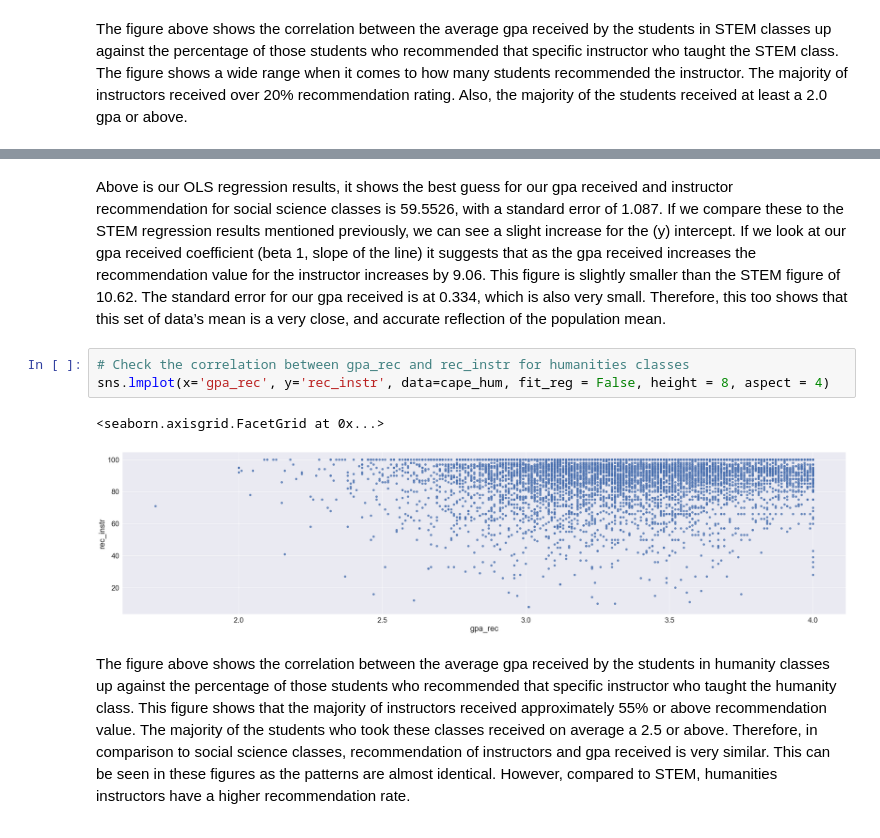
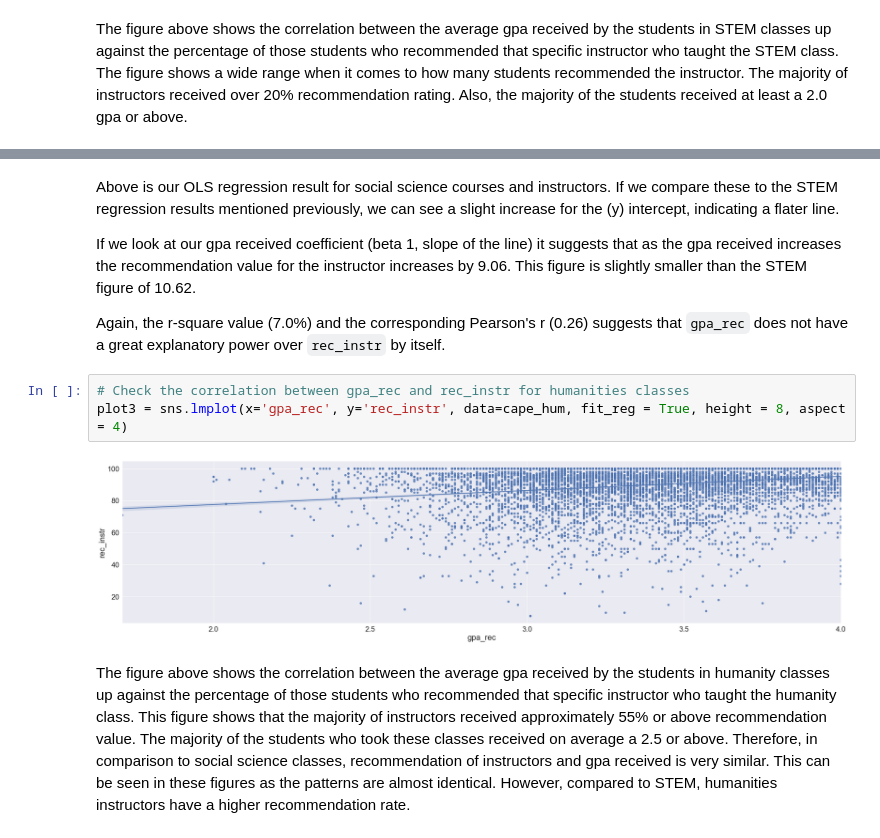
Before and after one commit to p-ghag/DataScience, a Jupyter notebook: EDACheckpoint_group046.ipynb, the cells around one changed output, grey strips where cells are left out. Saved outputs shown, nothing was run; the diff lists cells and outputs as text.

```diff
--- a/EDACheckpoint_group046.ipynb
+++ b/EDACheckpoint_group046.ipynb
@@ -339,13 +345,16 @@ Covariance Type:            nonrobust
 Notes:
 [1] Standard Errors assume that the covariance matrix of the errors is correctly specified.
 # %% [markdown]
-Above is our OLS regression results, it shows the best guess for our gpa received and instructor recommendation for social science classes is 59.5526, with a standard error of 1.087. If we compare these to the STEM regression results mentioned previously, we can see a slight increase for the (y) intercept. If we look at our gpa received coefficient (beta 1, slope of the line) it suggests that as the gpa received increases the recommendation value for the instructor increases by 9.06. This figure is slightly smaller than the STEM figure of 10.62.  The standard error for our gpa received is at 0.334, which is also very small. Therefore, this too shows that this set of data’s mean is a very close, and accurate reflection of the population mean.
+Above is our OLS regression result for social science courses and instructors. If we compare these to the STEM regression results mentioned previously, we can see a slight increase for the (y) intercept, indicating a flater line.
+
+If we look at our gpa received coefficient (beta 1, slope of the line) it suggests that as the gpa received increases the recommendation value for the instructor increases by 9.06. This figure is slightly smaller than the STEM figure of 10.62.
+
+Again, the r-square value (7.0%) and the corresponding Pearson's r (0.26) suggests that `gpa_rec` does not have a great explanatory power over `rec_instr` by itself.
 # %%
 # Check the correlation between gpa_rec and rec_instr for humanities classes
-sns.lmplot(x='gpa_rec', y='rec_instr', data=cape_hum, fit_reg = False, height = 8, aspect = 4)
+plot3 = sns.lmplot(x='gpa_rec', y='rec_instr', data=cape_hum, fit_reg = True, height = 8, aspect = 4)
 # %% [output]
-<seaborn.axisgrid.FacetGrid at 0x...>
-[figure, old version]
+[figure, new version]
 # %% [markdown]
 The figure above shows the correlation between the average gpa received by the students in humanity classes up against the percentage of those students who recommended that specific instructor who taught the humanity class. This figure shows that the majority of instructors received approximately 55% or above recommendation value. The majority of the students who took these classes received on average a 2.5 or above. Therefore, in comparison to social science classes, recommendation of instructors and gpa received is very similar. This can be seen in these figures as the patterns are almost identical. However, compared to STEM, humanities instructors have a higher recommendation rate.
 # %%
```
Also changed, not shown: parts of 15 cells of this notebook.
